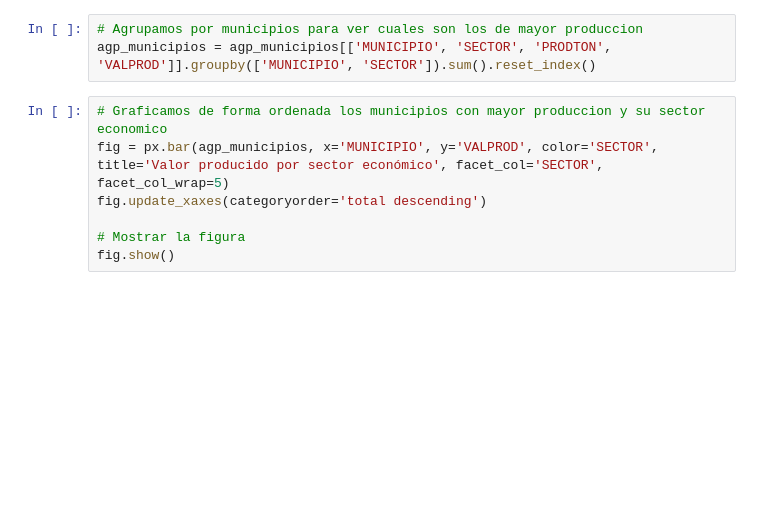
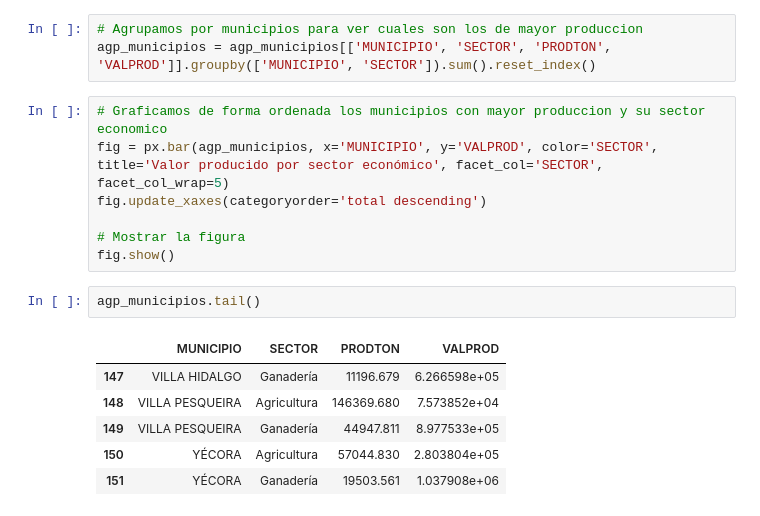
Before and after one commit to empleo-inducido/Trabajos_Generados, a Jupyter notebook: angel.ipynb, the cells around one changed output. Saved outputs shown, nothing was run; the diff lists cells and outputs as text; blank space fills up the shorter version.

```diff
--- a/angel.ipynb
+++ b/angel.ipynb
@@ -132,3 +132,12 @@ fig.update_xaxes(categoryorder='total descending')
 
 # Mostrar la figura
 fig.show()
+# %%
+agp_municipios.tail()
+# %% [output]
+|  | MUNICIPIO | SECTOR | PRODTON | VALPROD |
+| 147 | VILLA HIDALGO | Ganadería | 11196.679 | 6.266598e+05 |
+| 148 | VILLA PESQUEIRA | Agricultura | 146369.680 | 7.573852e+04 |
+| 149 | VILLA PESQUEIRA | Ganadería | 44947.811 | 8.977533e+05 |
+| 150 | YÉCORA | Agricultura | 57044.830 | 2.803804e+05 |
+| 151 | YÉCORA | Ganadería | 19503.561 | 1.037908e+06 |
```
Also changed, not shown: parts of 6 cells of this notebook, 1 other file.
